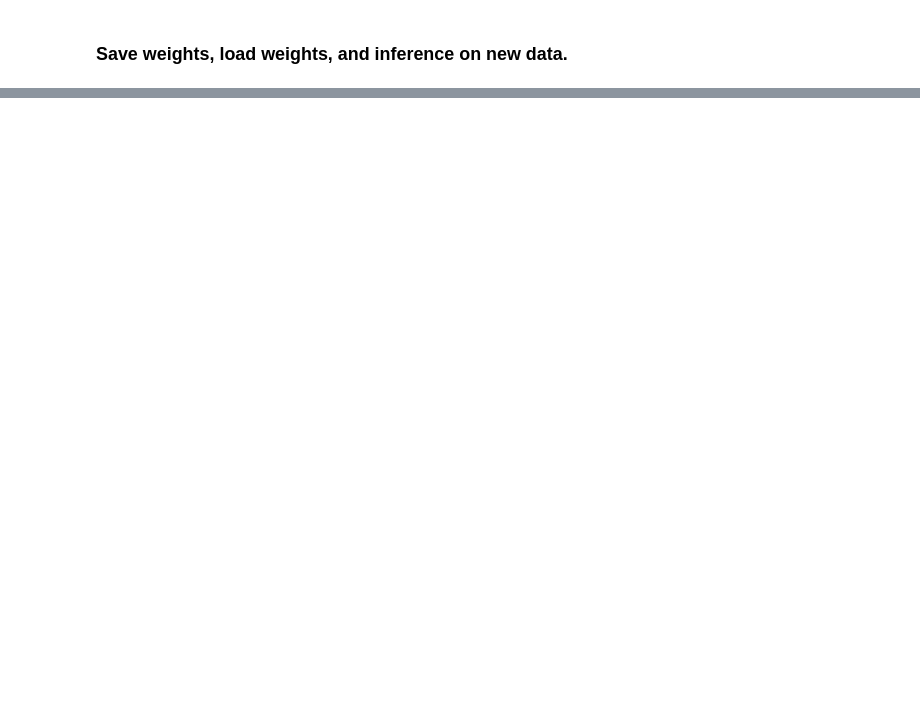
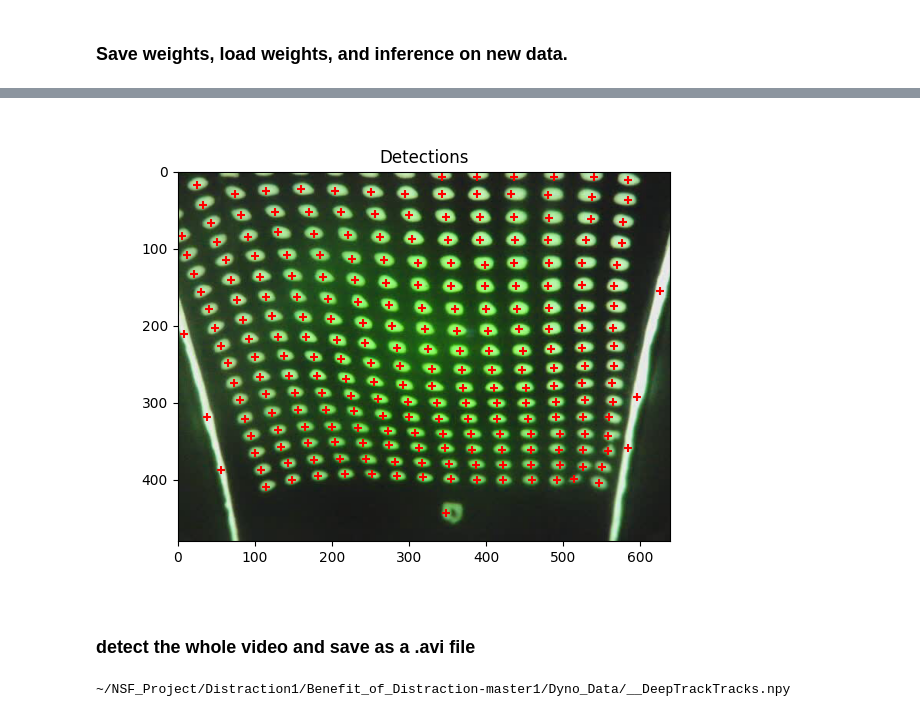
Before and after one commit to poojar25/Distraction1, a Jupyter notebook: Benefit_of_Distraction-master1/get_Dyno/training/ProcessPointData.ipynb, the cells around one changed output, grey strips where cells are left out. Saved outputs shown, nothing was run; the diff lists cells and outputs as text; code cells hidden in the pictures; blank space fills up the shorter version.

```diff
--- a/Benefit_of_Distraction-master1/get_Dyno/training/ProcessPointData.ipynb
+++ b/Benefit_of_Distraction-master1/get_Dyno/training/ProcessPointData.ipynb
@@ -247,0 +241,32 @@ tracker.load_weights("weights.h5")
+# %%
+plt.close()
+
+# Detect
+dets = tracker._detect_frame(raw_image)
+
+H, W, C = raw_image.shape
+valid = (
+    (dets[:, 0] >= 0) & (dets[:, 0] < H) &
+    (dets[:, 1] >= 0) & (dets[:, 1] < W)
+)
+
+dets = dets[valid]
+plt.figure()
+plt.imshow(raw_image)
+plt.scatter(dets[:, 1], dets[:, 0], color="r", marker="+")
+
+plt.title("Detections")
+plt.show()
+# %% [output]
+[figure, added]
+# %% [markdown]
+### detect the whole video and save as a .avi file
+# %%
+tracks = tracker.infer_video(video_path, to_gray=False)
+print(video_path)
+output_path = "~/NSF_Project/Distraction1/Benefit_of_Distraction-master1/Dyno_Data/" + os.path.basename(video_path).split(".")[0]+ "_DeepTrackTracks.npy"
+print(output_path)
+
+np.save(os.path.expanduser(output_path), tracks)
+# %% [output]
+~/NSF_Project/Distraction1/Benefit_of_Distraction-master1/Dyno_Data/__DeepTrackTracks.npy
```
Also changed, not shown: parts of 6 cells of this notebook, 3 other files.
